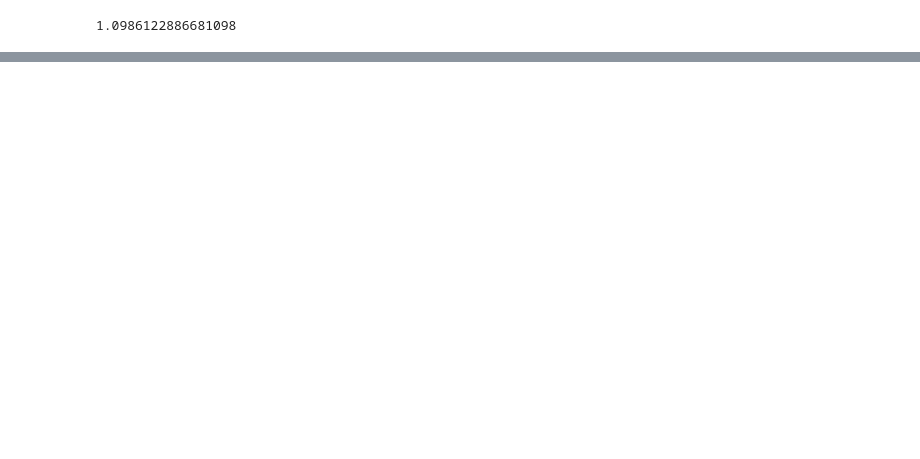
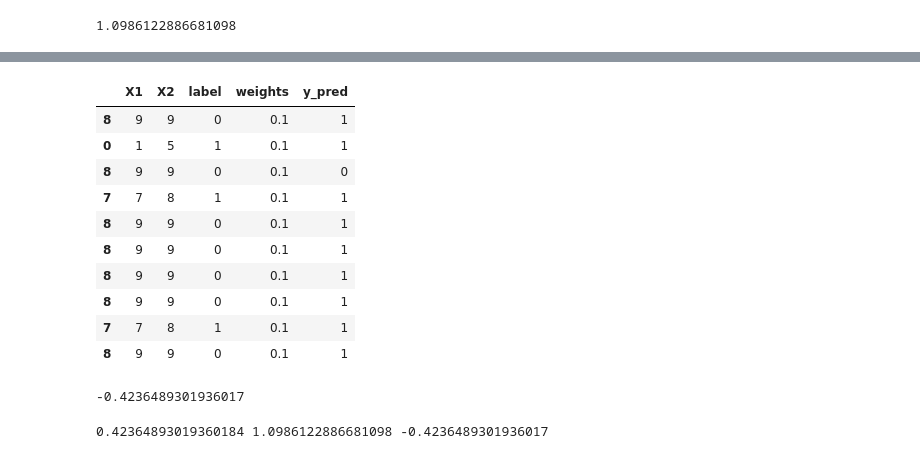
Before and after one commit to gautamsudip/Machine-Learning-Algorithms-From-Scratch, a Jupyter notebook: adaboost.ipynb, the cells around one changed output, grey strips where cells are left out. Drawn from its saved outputs; the diff is of its cells as text; code cells hidden in the pictures; blank space fills up the shorter version.

```diff
--- a/adaboost.ipynb
+++ b/adaboost.ipynb
@@ -273,0 +295,4 @@ second_df
+# %%
+index_values = create_new_dataset(second_df)
+third_df = second_df.iloc[index_values,[0,1,2,3]]
+third_df
@@ -273,0 +340,24 @@ second_df
+# %%
+third_df['y_pred'] = dt3.predict(X)
+third_df
+# %% [output]
+|  | X1 | X2 | label | weights | y_pred |
+| 8 | 9 | 9 | 0 | 0.1 | 1 |
+| 0 | 1 | 5 | 1 | 0.1 | 1 |
+| 8 | 9 | 9 | 0 | 0.1 | 0 |
+| 7 | 7 | 8 | 1 | 0.1 | 1 |
+| 8 | 9 | 9 | 0 | 0.1 | 1 |
+| 8 | 9 | 9 | 0 | 0.1 | 1 |
+| 8 | 9 | 9 | 0 | 0.1 | 1 |
+| 8 | 9 | 9 | 0 | 0.1 | 1 |
+| 7 | 7 | 8 | 1 | 0.1 | 1 |
+| 8 | 9 | 9 | 0 | 0.1 | 1 |
+# %%
+alpha3 = calculate_model_weight(0.7)
+alpha3
+# %% [output]
+-0.4236489301936017
+# %%
+print(alpha1,alpha2,alpha3)
+# %% [output]
+0.42364893019360184 1.0986122886681098 -0.4236489301936017
```
Also changed, not shown: parts of 14 cells of this notebook.
